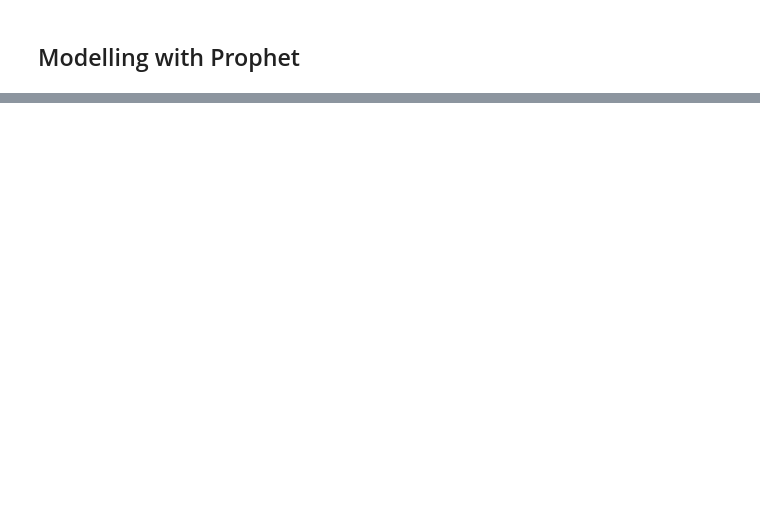
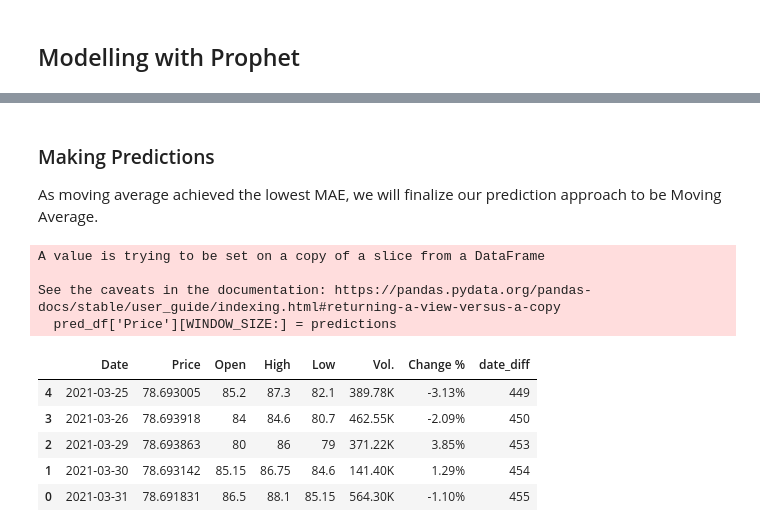
Before and after one commit to XO-Appleton/MRIfIFd7jKq1ziBF, a Jupyter notebook: ValueInvestor.ipynb, the cells around one changed output, grey strips where cells are left out. Drawn from its saved outputs; the diff is of its cells as text; code cells hidden in the pictures; blank space fills up the shorter version.

```diff
--- a/ValueInvestor.ipynb
+++ b/ValueInvestor.ipynb
@@ -468,0 +463,4 @@ plt.scatter(time_test, df['Price'][idx_2021:], color='red', alpha=0.5)
+# %% [markdown]
+### Making Predictions
+
+As moving average achieved the lowest MAE, we will finalize our prediction approach to be Moving Average.
@@ -468,0 +469,15 @@ plt.scatter(time_test, df['Price'][idx_2021:], color='red', alpha=0.5)
+# %%
+pred_df = df[idx_2021-WINDOW_SIZE:].copy()
+pred_df['Price'][WINDOW_SIZE:] = predictions
+pred_df.tail()
+# %% [output]
+A value is trying to be set on a copy of a slice from a DataFrame
+
+See the caveats in the documentation: https://pandas.pydata.org/pandas-docs/stable/user_guide/indexing.html#returning-a-view-versus-a-copy
+  pred_df['Price'][WINDOW_SIZE:] = predictions
+|  | Date | Price | Open | High | Low | Vol. | Change % | date_diff |
+| 4 | 2021-03-25 | 78.693005 | 85.2 | 87.3 | 82.1 | 389.78K | -3.13% | 449 |
+| 3 | 2021-03-26 | 78.693918 | 84 | 84.6 | 80.7 | 462.55K | -2.09% | 450 |
+| 2 | 2021-03-29 | 78.693863 | 80 | 86 | 79 | 371.22K | 3.85% | 453 |
+| 1 | 2021-03-30 | 78.693142 | 85.15 | 86.75 | 84.6 | 141.40K | 1.29% | 454 |
+| 0 | 2021-03-31 | 78.691831 | 86.5 | 88.1 | 85.15 | 564.30K | -1.10% | 455 |
```
Also changed, not shown: parts of 33 cells of this notebook.
